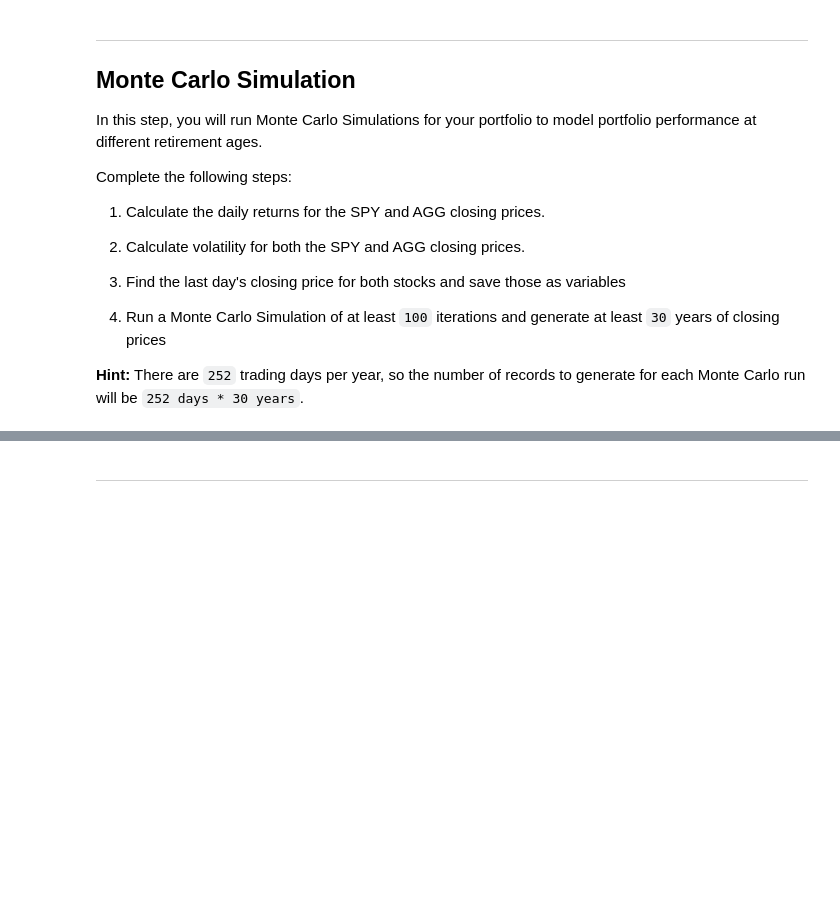
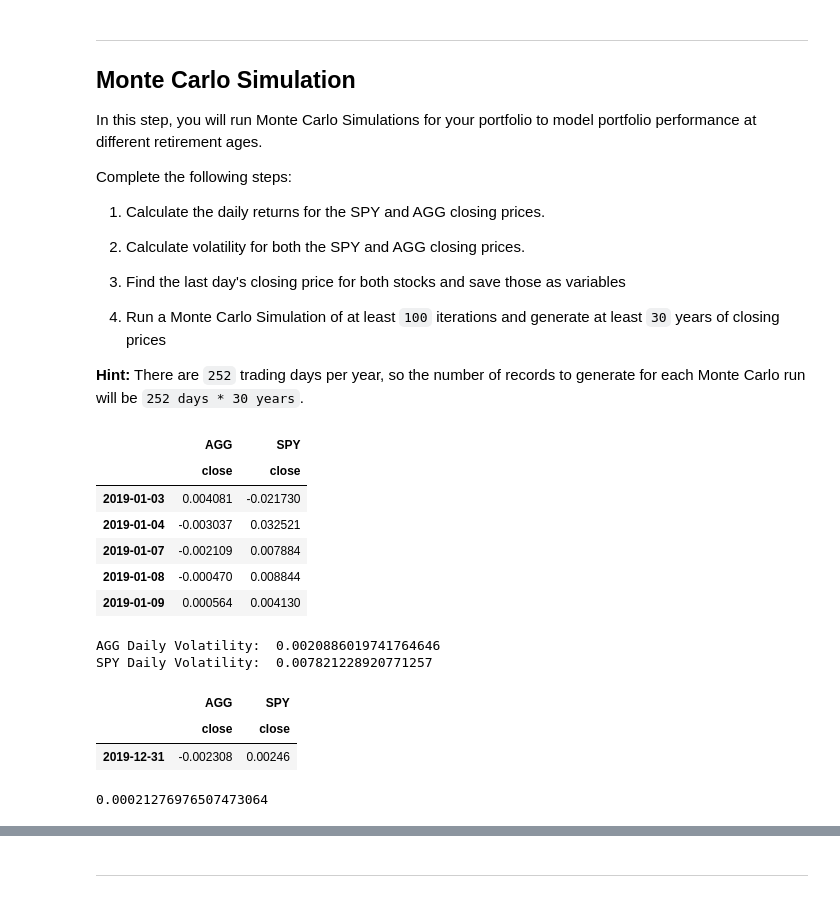
Before and after one commit to andrewjrubi/API-HW-Rubi, a Jupyter notebook: portfolio_planner.ipynb, the cells around one changed output, grey strips where cells are left out. Saved outputs shown, nothing was run; the diff lists cells and outputs as text; code cells hidden in the pictures; blank space fills up the shorter version.

```diff
--- a/portfolio_planner.ipynb
+++ b/portfolio_planner.ipynb
@@ -120,5 +117,17 @@ Complete the following steps:
 **Hint:** There are `252` trading days per year, so the number of records to generate for each Monte Carlo run will be `252 days * 30 years`.
 # %%
 # Calculate the daily roi for the stocks
+daily_roi = df.pct_change()
 
 # Display sample data
+daily_roi = daily_roi.dropna()
+daily_roi.index = daily_roi.index.date
+daily_roi.head()
+# %% [output]
+|  | AGG | SPY |
+|  | close | close |
+| 2019-01-03 | 0.004081 | -0.021730 |
+| 2019-01-04 | -0.003037 | 0.032521 |
+| 2019-01-07 | -0.002109 | 0.007884 |
+| 2019-01-08 | -0.000470 | 0.008844 |
+| 2019-01-09 | 0.000564 | 0.004130 |
@@ -127,7 +134,31 @@ Complete the following steps:
+# %%
+# Compute daily volatility
+agg_daily_vol = daily_roi.std()['AGG']['close']
+spy_daily_vol = daily_roi.std()['SPY']['close']
+
+print('AGG Daily Volatility: ',agg_daily_vol)
+print('SPY Daily Volatility: ',spy_daily_vol)
+# %% [output]
+AGG Daily Volatility:  0.0020886019741764646
+SPY Daily Volatility:  0.007821228920771257
 # %%
 # Save the last day's closing price
+
+last_day_closing = daily_roi.tail(1)
+last_day_closing
+# %% [output]
+|  | AGG | SPY |
+|  | close | close |
+| 2019-12-31 | -0.002308 | 0.00246 |
 # %%
 # Setup the Monte Carlo Parameters
 number_simulations = 500
 number_records = 252 * 30
 monte_carlo = pd.DataFrame()
+
+avg_daily_return_agg = daily_roi.mean()['AGG']['close']
+avg_daily_return_spy = daily_roi.mean()['SPY']['close']
+
+avg_daily_return_agg
+# %% [output]
+0.00021276976507473064
```
Also changed, not shown: parts of 19 cells of this notebook, 1 other file.
